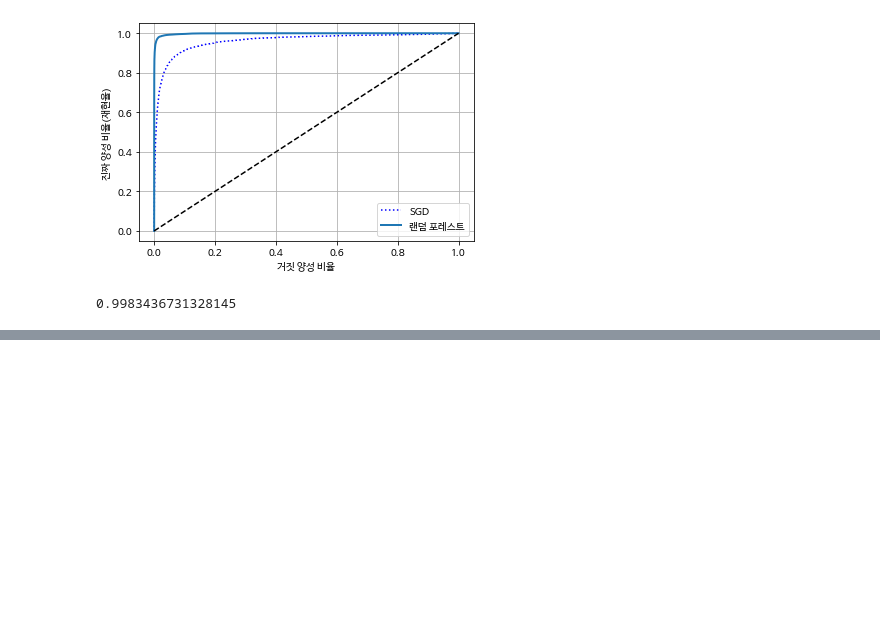
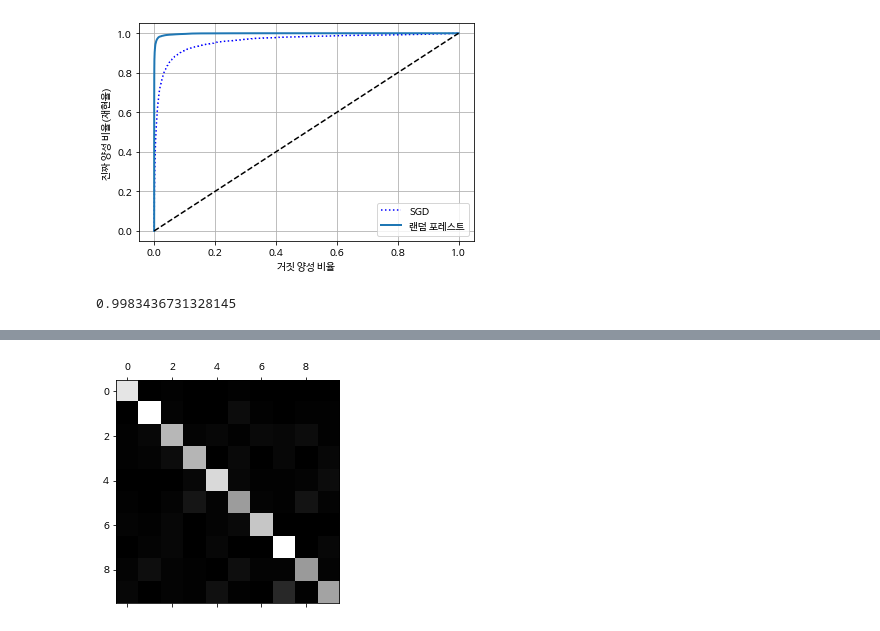
Before and after one commit to linusms/Hands-on, a Jupyter notebook: chapter_3.ipynb, the cells around one changed output, grey strips where cells are left out. Saved outputs shown, nothing was run; the diff lists cells and outputs as text; code cells hidden in the pictures; blank space fills up the shorter version.

```diff
--- a/chapter_3.ipynb
+++ b/chapter_3.ipynb
@@ -297,0 +345,10 @@ roc_auc_score(y_train_5, y_scores_forest)
+# %%
+from sklearn import svm
+from sklearn.multiclass import OneVsRestClassifier
+
+X_train_s=X_train[:1000]
+y_train_s=y_train[:1000]
+ovr_clf=OneVsRestClassifier(SVC())
+ovr_clf.fit(X_train_s, y_train_s)
+ovr_clf.predict([some_digit])
+print(len(ovr_clf.estimators_))
@@ -297,0 +357,7 @@ roc_auc_score(y_train_5, y_scores_forest)
+# %%
+#SGD분류기 이용한 학습 - 분류기에서 다중 클래스 지원하므로 따로 OvR 적용 필요 X
+
+sgd_clf.fit(X_train_s, y_train_s)
+print(sgd_clf.decision_function([some_digit]))
+
+cross_val_score(sgd_clf, X_train_s, y_train_s, cv=3, scoring='accuracy')
@@ -297,0 +369,9 @@ roc_auc_score(y_train_5, y_scores_forest)
+# %%
+# 데이터 표준화 전처리 후 모델을 돌리면 결과가 더 좋다 (왜?)
+# 이 코드는 코드 실행 시간이 너무 길어 훈련 세트를 1000개로 줄였으므로 정확도가 훨씬 낮음
+
+from sklearn.preprocessing import StandardScaler
+scaler=StandardScaler()
+X_train_scaled=scaler.fit_transform(X_train_s.astype(np.float64))
+
+cross_val_score(sgd_clf, X_train_scaled, y_train_s, cv=3, scoring='accuracy')
@@ -297,0 +380,7 @@ roc_auc_score(y_train_5, y_scores_forest)
+# %%
+# 예측한 값에 대한 오차 행렬
+
+
+y_train_pred=cross_val_predict(sgd_clf, X_train_scaled, y_train_s, cv=3)
+conf_mx=confusion_matrix(y_train_s, y_train_pred)
+conf_mx
@@ -297,0 +398,8 @@ roc_auc_score(y_train_5, y_scores_forest)
+# %%
+plt.matshow(conf_mx, cmap=plt.cm.gray)
+plt.show()
+
+# 색깔이 어둡다 :1) 그 클래스에 해당하는 데이터가 부족하다
+# 2) 그 클래스를 다른 클래스만큼 잘 분류하지 못한다
+# %% [output]
+[figure, added]
```
Also changed, not shown: parts of 13 cells of this notebook.
